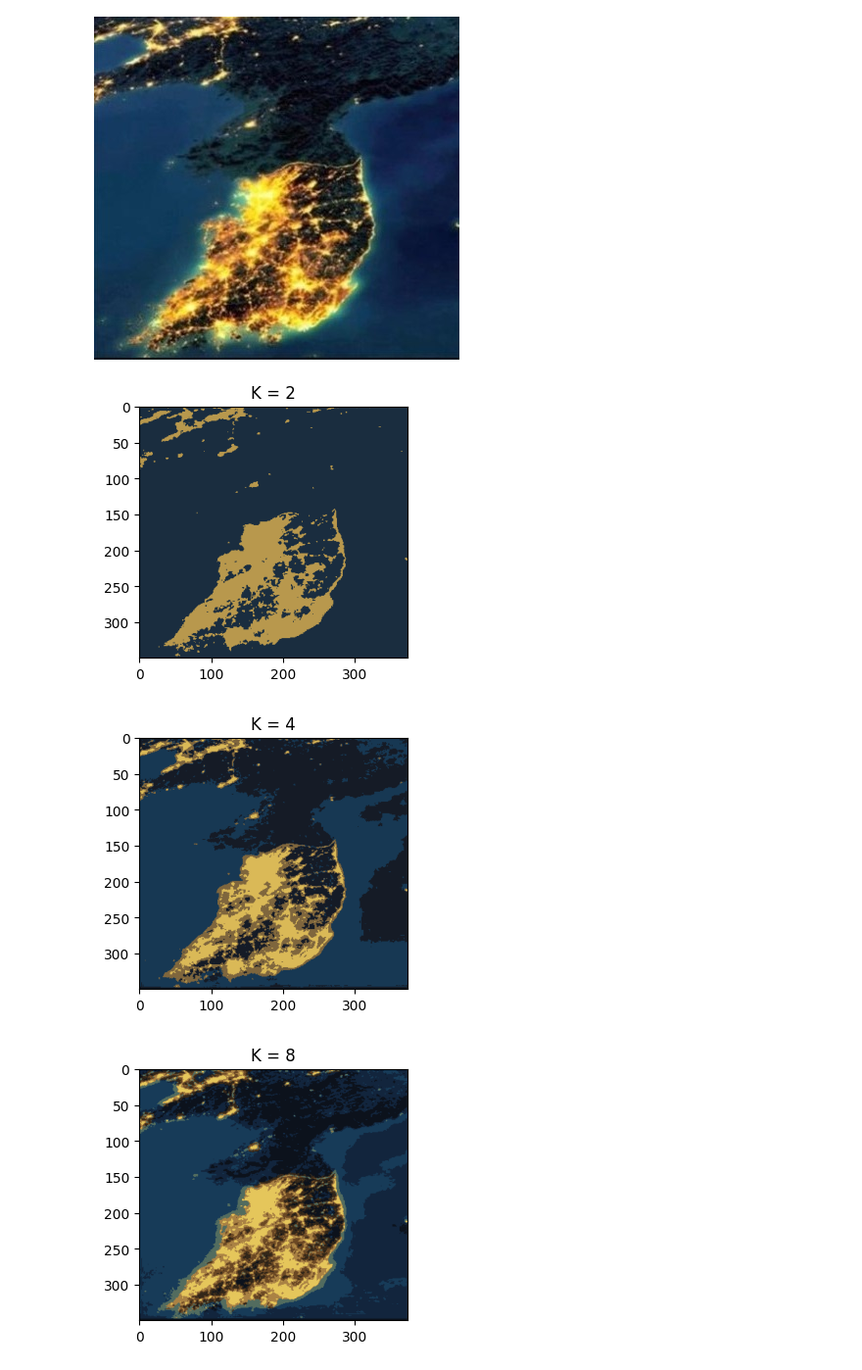
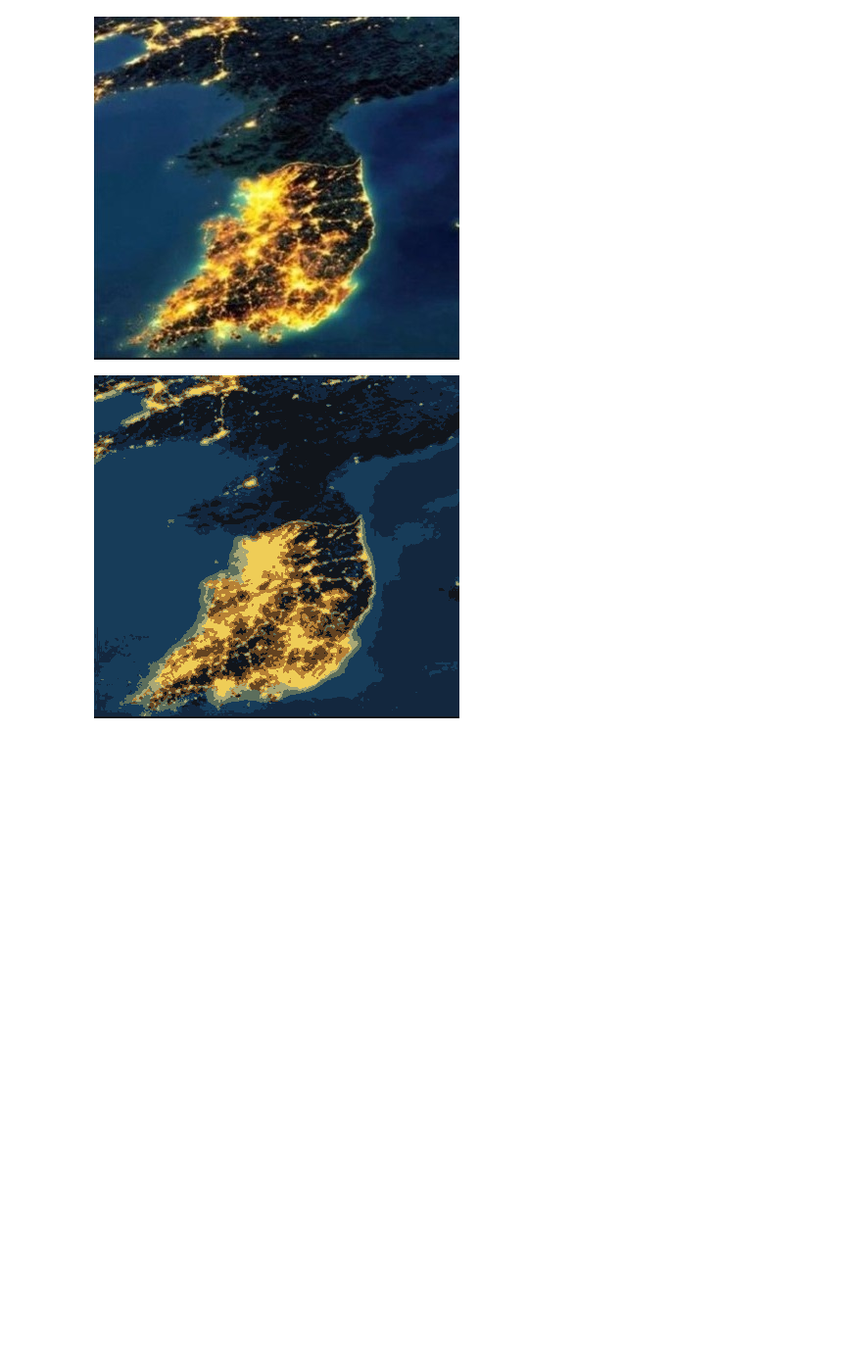
Before and after one commit to ShawnKim2/OpenCV, a Jupyter notebook: final_project/final_project/FNKproject.ipynb, the cells around one changed output. Shown at 98% size. Saved outputs shown, nothing was run; the diff lists cells and outputs as text; code cells hidden in the pictures; blank space fills up the shorter version.

```diff
--- a/final_project/final_project/FNKproject.ipynb
+++ b/final_project/final_project/FNKproject.ipynb
@@ -30,25 +30,25 @@ cv2_imshow(dst)
 # %% [output]
 [figure]
 # %%
-z = dst.reshape((-1,3)) # flatten()
-
+z = dst.reshape((-1, 3))
 z = np.float32(z)
 
-criteria = (cv2.TERM_CRITERIA_EPS+cv2.TERM_CRITERIA_MAX_ITER,10,1.0)
+# k-means 에 대한 기준 및 플래그 정의
+criteria = (cv2.TERM_CRITERIA_EPS + cv2.TERM_CRITERIA_MAX_ITER, 10, 1.0)
 flags = cv2.KMEANS_RANDOM_CENTERS
 
-K =[2,4,8]
+# k-means 의 k값 설정
+K = [8]
 
-for i,k in enumerate(K):
-    compact , labels, centers = cv2.kmeans(z,k,None,criteria,10,flags)
+# K 값을 반복하고 k-means 클러스터링을 적용.
+for k in K:
+    compact, labels, centers = cv2.kmeans(z, k, None, criteria, 10, flags)
 
+    # centers 를 unit8로 변환
     centers = np.uint8(centers)
-    res = centers[labels.flatten()]  # labels 값 만을 추출
+    res = centers[labels.flatten()]
     res2 = res.reshape((dst.shape))
 
-    plt.figure(figsize=(12,8))
-    plt.subplot(1,3,i+1), plt.imshow(res2[:,:,::-1]),plt.title("K = {0}".format(k))
+    cv2_imshow(res2)
 # %% [output]
-[figure, old version]
+[figure, new version]
-[figure, removed]
-[figure, removed]
```
Also changed, not shown: parts of 3 cells of this notebook.
